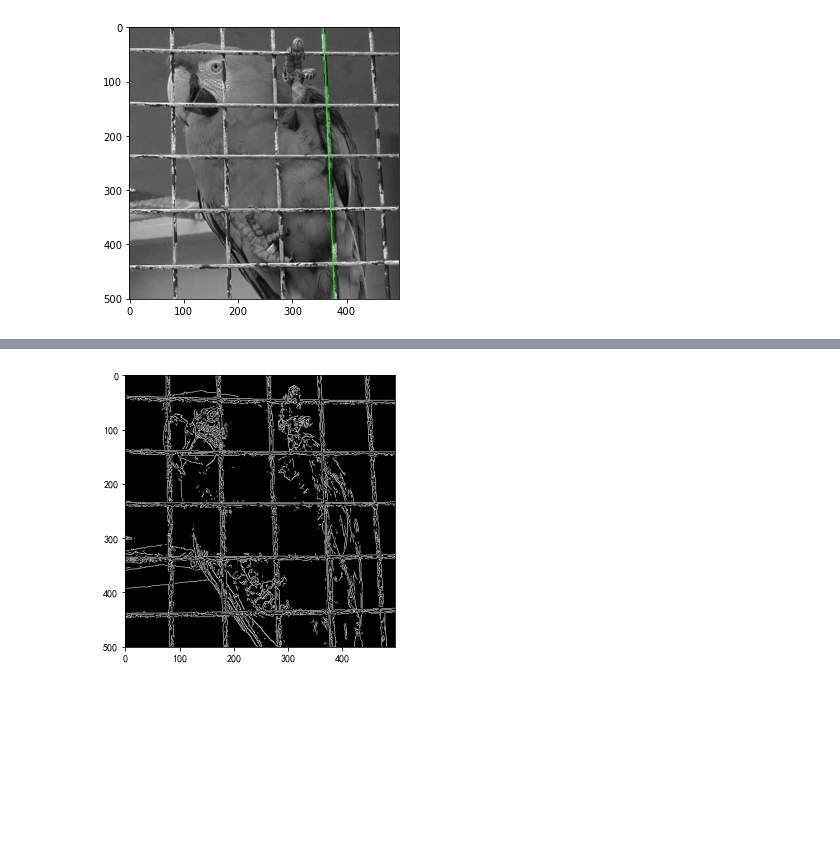
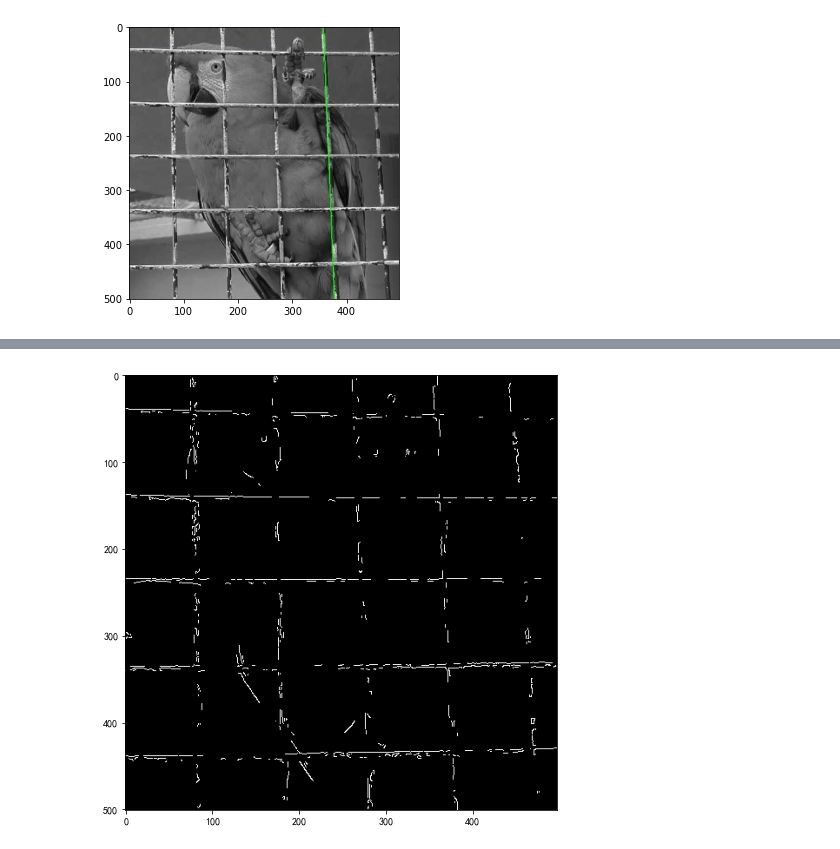
Before and after one commit to gnaloaixey/note, a Jupyter notebook: demo/imageProcess/canny.ipynb, the cells around one changed output, grey strips where cells are left out. Saved outputs shown, nothing was run; the diff lists cells and outputs as text; code cells hidden in the pictures; blank space fills up the shorter version.

Commit message:
canny

```diff
--- a/demo/imageProcess/canny.ipynb
+++ b/demo/imageProcess/canny.ipynb
@@ -187,9 +186,9 @@ edges = canny.calculateEdges(image_gray, 30, 100)
 # %%
 # opencv的canny边缘检测效果
-edges = cv2.Canny(image, threshold1=120, threshold2=130)
+edges = cv2.Canny(image, threshold1=500, threshold2=600)
 edges_show = cv2.cvtColor(edges, cv2.COLOR_GRAY2RGB)
-plt.figure(figsize=(5, 5))
+plt.figure(figsize=(8, 8))
 plt.imshow(edges_show)
 plt.show()
 # %% [output]
-[figure, old version]
+[figure, new version]
```
Also changed, not shown: parts of 1 cell of this notebook.
